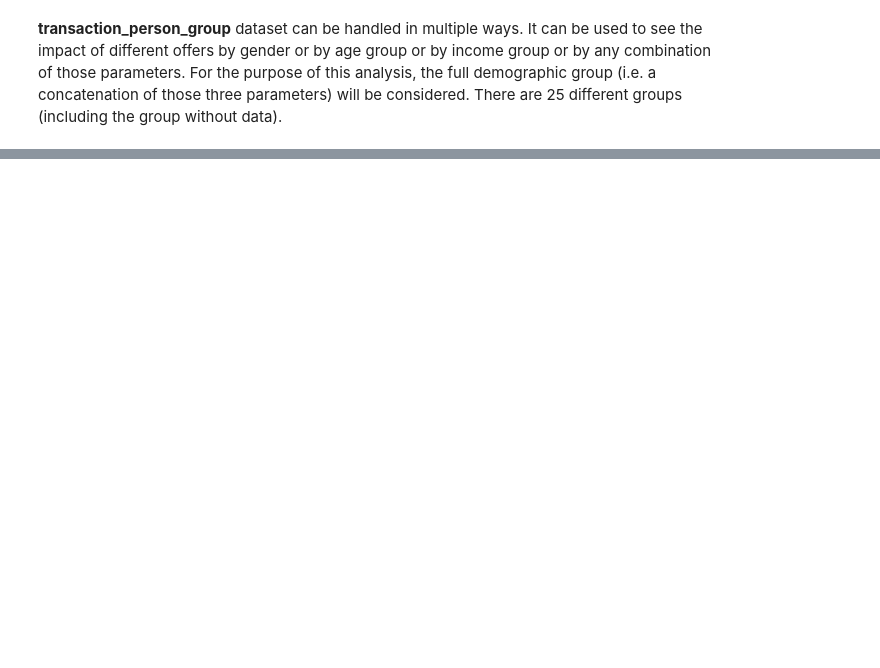
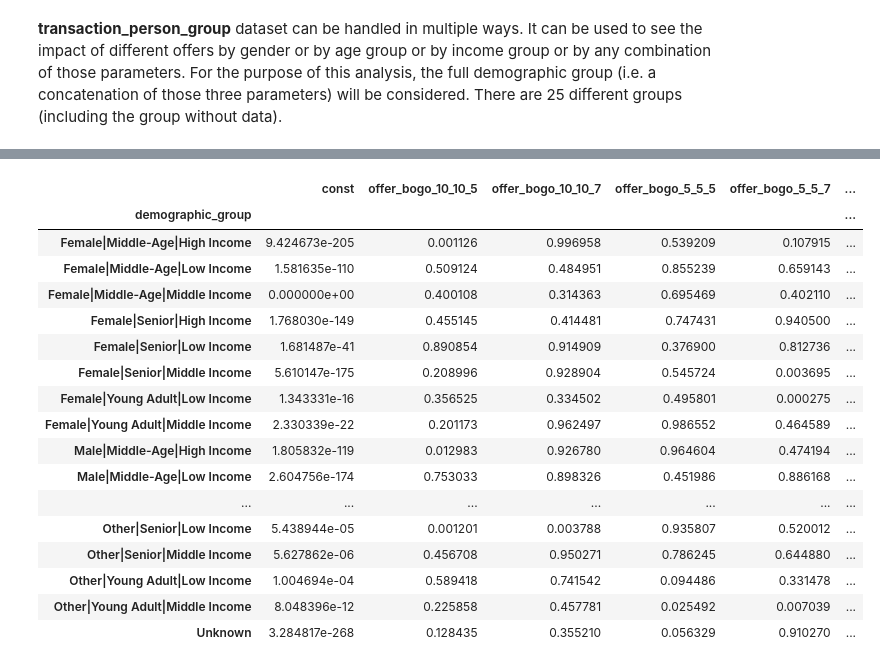
Before and after one commit to atrgz/starbucks_capstone, a Jupyter notebook: Starbucks_Capstone_notebook.ipynb, the cells around one changed output, grey strips where cells are left out. Drawn from its saved outputs; the diff is of its cells as text; code cells hidden in the pictures; blank space fills up the shorter version.

Commit message:
Add significant values calculation

```diff
--- a/Starbucks_Capstone_notebook.ipynb
+++ b/Starbucks_Capstone_notebook.ipynb
@@ -632,0 +640,42 @@ display(transaction_per_group)
+# %%
+# Function to run regression for each demographic group
+def run_regression_for_group(group_df):
+    # Prepare independent variables (offers) and dependent variable (amount)
+    cols = transaction_per_group.columns
+    X = group_df[cols.drop(['demographic_group', 'amount'])]
+    y = group_df['amount']
+
+    # Add a constant (intercept) to the model
+    X = sm.add_constant(X)
+
+    # Fit the regression model
+    model = sm.OLS(y, X).fit()
+
+    # Return model per group
+    return model
+
+# Apply the function to each demographic group
+group_regression_models = transaction_per_group.set_index('demographic_group').groupby('demographic_group').apply(run_regression_for_group)
+# %%
+# Extract p-values for each offer type and each group
+group_pvalues_df = group_regression_models.apply(lambda model: model.pvalues).apply(pd.Series)
+group_pvalues_df
+# %% [output]
+|  | const | offer_bogo_10_10_5 | offer_bogo_10_10_7 | offer_bogo_5_5_5 | offer_bogo_5_5_7 | ... |
+| demographic_group |  |  |  |  |  | ... |
+| Female|Middle-Age|High Income | 9.424673e-205 | 0.001126 | 0.996958 | 0.539209 | 0.107915 | ... |
+| Female|Middle-Age|Low Income | 1.581635e-110 | 0.509124 | 0.484951 | 0.855239 | 0.659143 | ... |
+| Female|Middle-Age|Middle Income | 0.000000e+00 | 0.400108 | 0.314363 | 0.695469 | 0.402110 | ... |
+| Female|Senior|High Income | 1.768030e-149 | 0.455145 | 0.414481 | 0.747431 | 0.940500 | ... |
+| Female|Senior|Low Income | 1.681487e-41 | 0.890854 | 0.914909 | 0.376900 | 0.812736 | ... |
+| Female|Senior|Middle Income | 5.610147e-175 | 0.208996 | 0.928904 | 0.545724 | 0.003695 | ... |
+| Female|Young Adult|Low Income | 1.343331e-16 | 0.356525 | 0.334502 | 0.495801 | 0.000275 | ... |
+| Female|Young Adult|Middle Income | 2.330339e-22 | 0.201173 | 0.962497 | 0.986552 | 0.464589 | ... |
+| Male|Middle-Age|High Income | 1.805832e-119 | 0.012983 | 0.926780 | 0.964604 | 0.474194 | ... |
+| Male|Middle-Age|Low Income | 2.604756e-174 | 0.753033 | 0.898326 | 0.451986 | 0.886168 | ... |
+| ... | ... | ... | ... | ... | ... | ... |
+| Other|Senior|Low Income | 5.438944e-05 | 0.001201 | 0.003788 | 0.935807 | 0.520012 | ... |
+| Other|Senior|Middle Income | 5.627862e-06 | 0.456708 | 0.950271 | 0.786245 | 0.644880 | ... |
+| Other|Young Adult|Low Income | 1.004694e-04 | 0.589418 | 0.741542 | 0.094486 | 0.331478 | ... |
+| Other|Young Adult|Middle Income | 8.048396e-12 | 0.225858 | 0.457781 | 0.025492 | 0.007039 | ... |
+| Unknown | 3.284817e-268 | 0.128435 | 0.355210 | 0.056329 | 0.910270 | ... |
```
Also changed, not shown: parts of 7 cells of this notebook, 1 other file.
